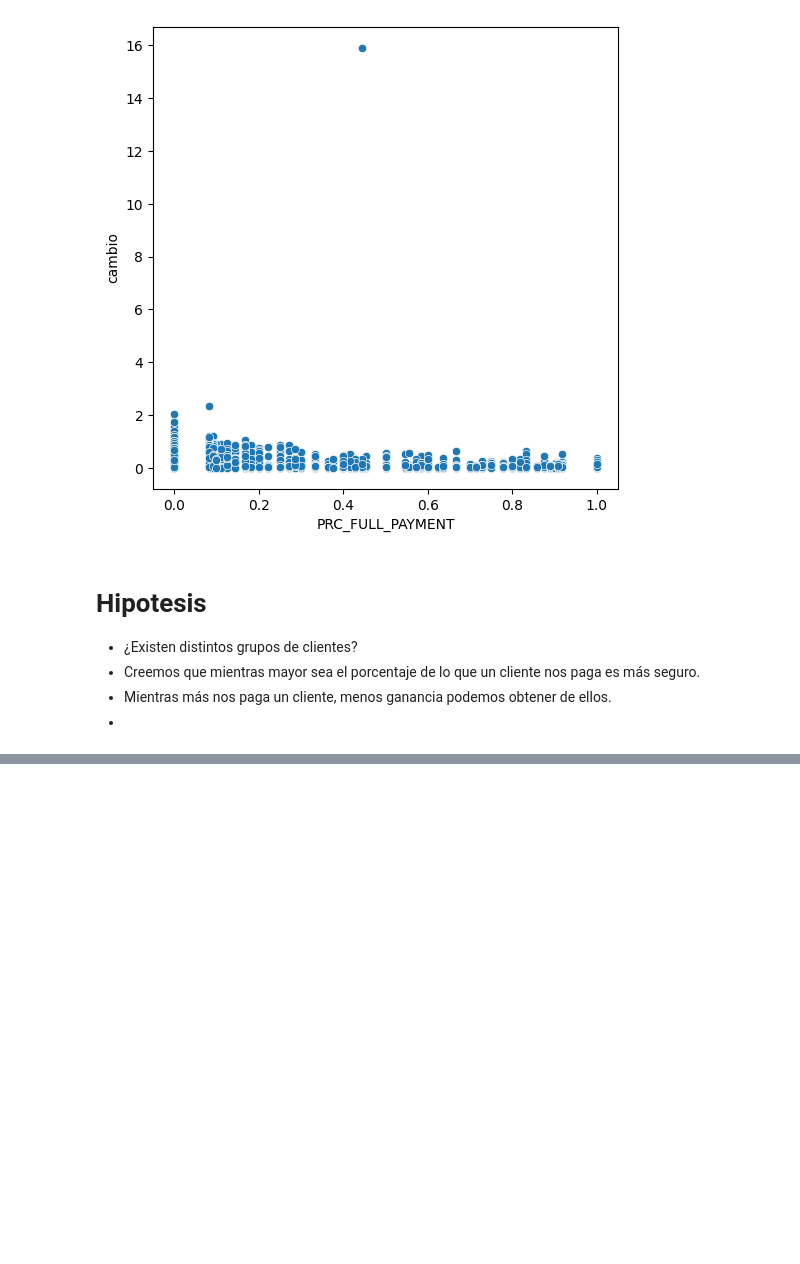
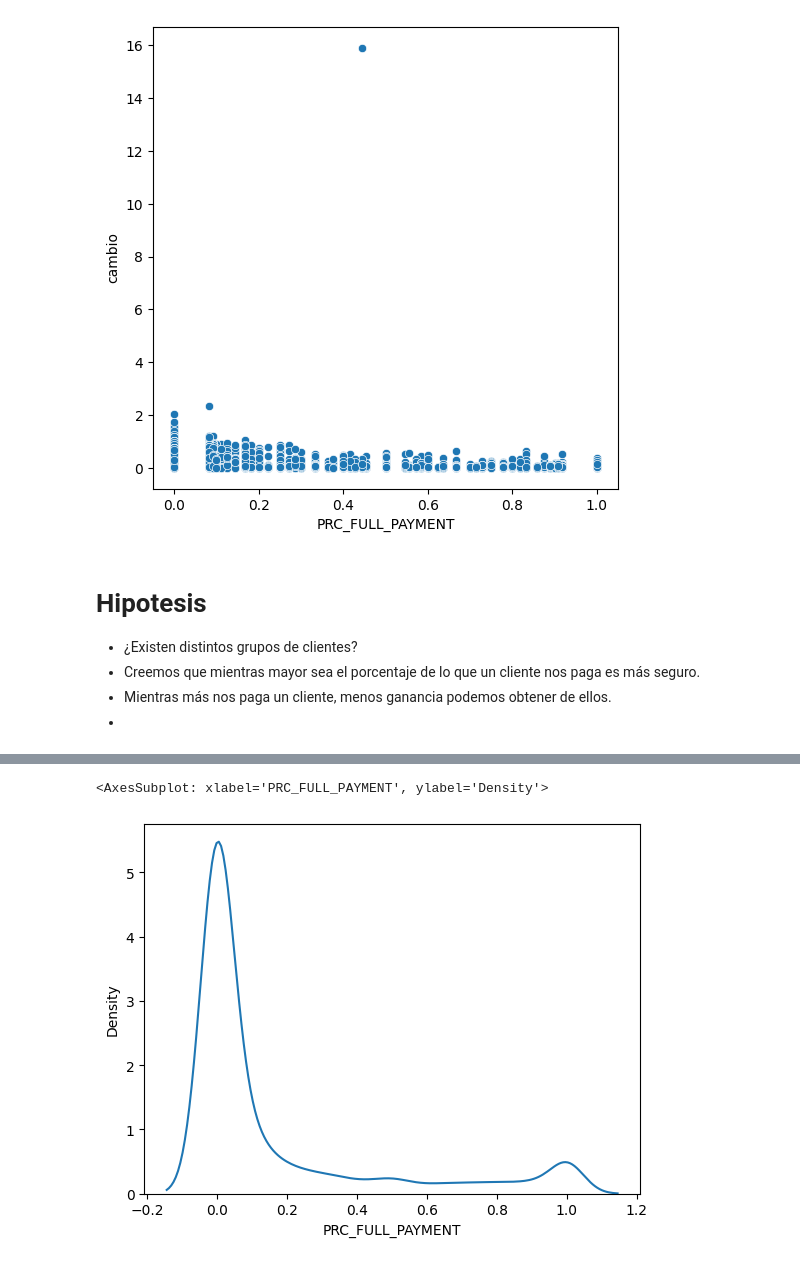
Before and after one commit to Javier-Mazariegos/proyecto_final_elements, a Jupyter notebook: proyecto.ipynb, the cells around one changed output, grey strips where cells are left out. Cells and saved outputs as stored; diff of their text form; code cells hidden in the pictures; blank space fills up the shorter version.

```diff
--- a/proyecto.ipynb
+++ b/proyecto.ipynb
@@ -311,0 +503,5 @@ plt.show()
+# %%
+sns.kdeplot(data = dataset, x ="PRC_FULL_PAYMENT")
+# %% [output]
+<AxesSubplot: xlabel='PRC_FULL_PAYMENT', ylabel='Density'>
+[figure, added]
```
Also changed, not shown: parts of 54 cells of this notebook, 4 other files.
